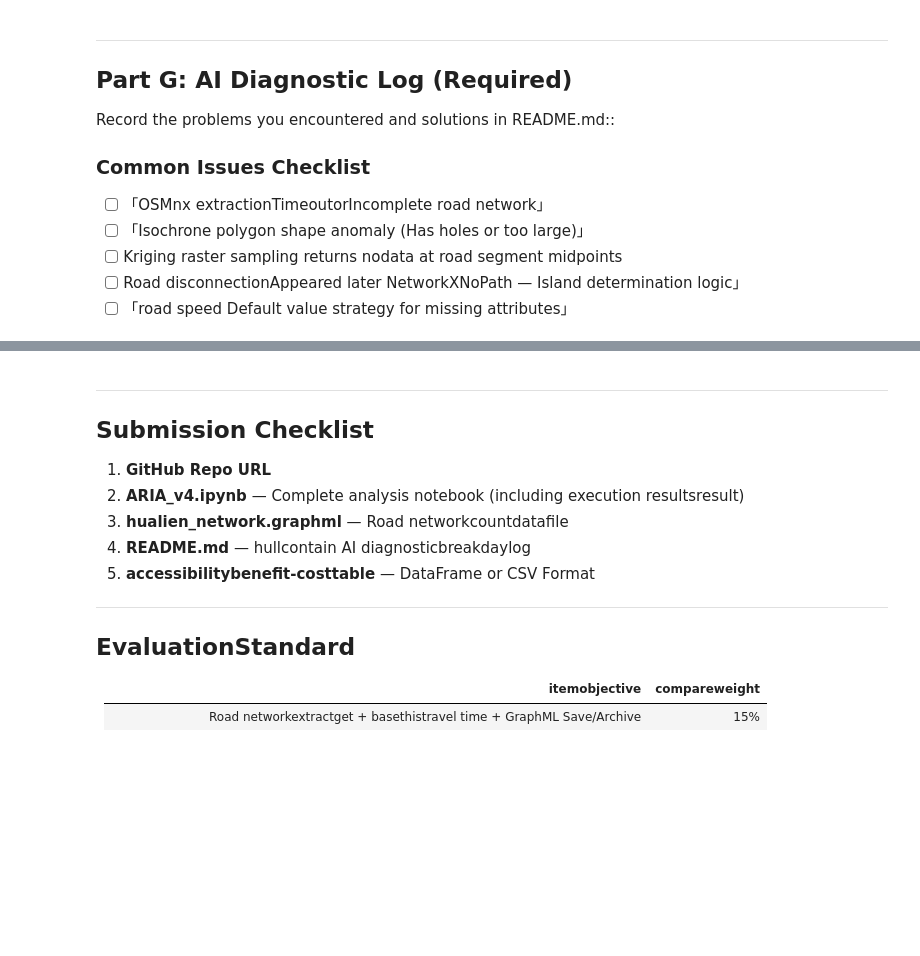
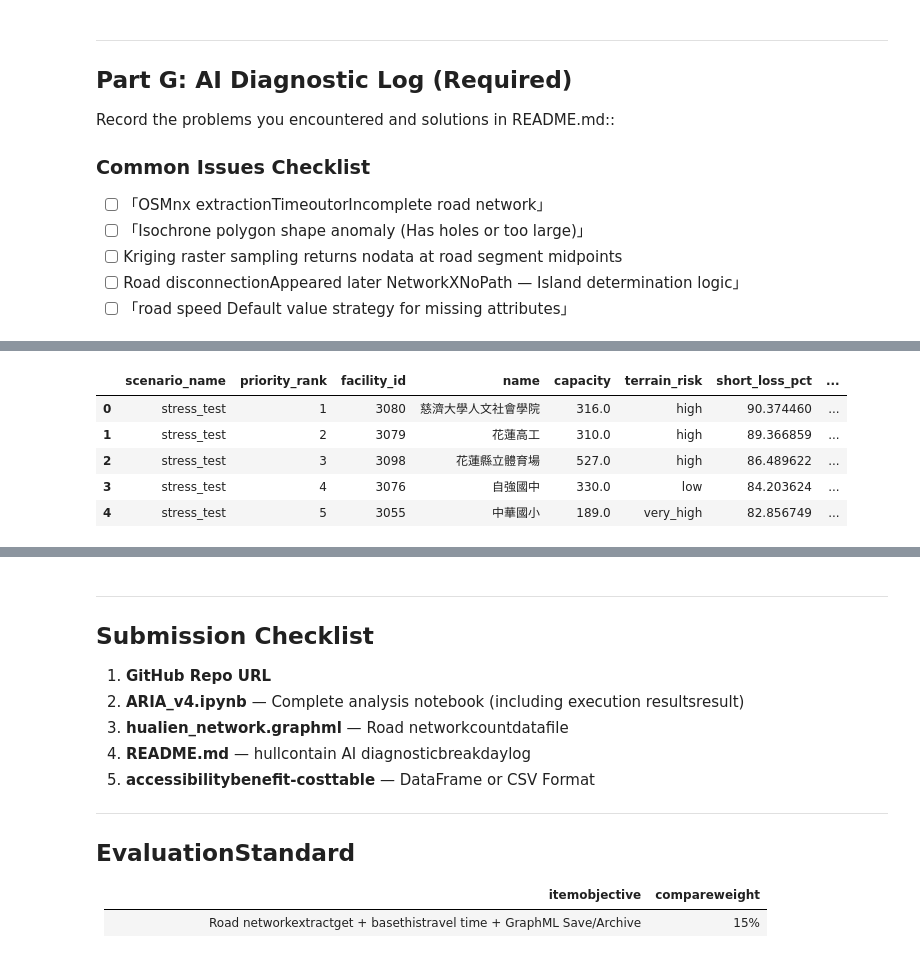
Before and after one commit to bravo309355/2026_Remote_Sensing, a Jupyter notebook: submission/Homework-7/ARIA_v4.ipynb, the cells around one changed output, grey strips where cells are left out. Saved outputs shown, nothing was run; the diff lists cells and outputs as text; code cells hidden in the pictures; blank space fills up the shorter version.

```diff
--- a/submission/Homework-7/ARIA_v4.ipynb
+++ b/submission/Homework-7/ARIA_v4.ipynb
@@ -736,0 +1452,92 @@ print("✅ README.md Framework generated,Please copy to your project")
+# %%
+# [X2] Shelter-Level Accessibility Ranking
+
+terrain_priority = {"very_high": 4, "high": 3, "medium": 2, "low": 1, "unknown": 0}
+def build_stretch_table(G_layer, scenario_name, rainfall_lookup):
+    stretch_records = []
+
+    for index, row in enumerate(city_shelters_gdf.itertuples(), start=1):
+        summary = summarize_accessibility(G_layer, int(row.nearest_node), 5 * 60, 10 * 60)
+        stretch_records.append(
+            {
+                "analysis_level": "stretch",
+                "scenario_name": scenario_name,
+                "facility_type": "shelter",
+                "facility_id": str(row.shelter_id),
+                "name": row.name,
+                "capacity": float(row.capacity) if pd.notna(row.capacity) else np.nan,
+                "terrain_risk": row.terrain_risk,
+                "nearest_node": int(row.nearest_node),
+                "rainfall_mm": round(float(rainfall_lookup.get(int(row.nearest_node), row.rainfall_mm)), 2),
+                "rainfall_variance": round(float(row.rainfall_variance), 4) if pd.notna(row.rainfall_variance) else np.nan,
+                "uncertainty_flag": row.uncertainty_flag,
+                "centrality": round(float(row.centrality), 6),
+                "short_minutes": 5.0,
+                "long_minutes": 10.0,
+                "distance_to_river_m": float(row.distance_to_river_m) if pd.notna(row.distance_to_river_m) else np.nan,
+                "mean_elevation": float(row.mean_elevation) if pd.notna(row.mean_elevation) else np.nan,
+                "max_slope": float(row.max_slope) if pd.notna(row.max_slope) else np.nan,
+                **summary,
+            }
+        )
+        if index % 5 == 0 or index == len(city_shelters_gdf):
+            print(f"[{scenario_name}] processed shelter accessibility: {index}/{len(city_shelters_gdf)}")
+
+    stretch_table = pd.DataFrame(stretch_records)
+    stretch_table["_terrain_score"] = stretch_table["terrain_risk"].map(terrain_priority).fillna(0)
+    stretch_table = stretch_table.sort_values(
+        by=["short_loss_pct", "long_loss_pct", "capacity", "_terrain_score", "centrality"],
+        ascending=[False, False, False, False, False],
+    ).reset_index(drop=True)
+    stretch_table["priority_rank"] = np.arange(1, len(stretch_table) + 1)
+    return stretch_table.drop(columns="_terrain_score")
+
+stretch_observed_table = build_stretch_table(G_dyn, "observed", node_rainfall_layer)
+stretch_stress_table = build_stretch_table(G_dyn_stress, "stress_test", stretch_node_rainfall_layer)
+top_priority_shelters = stretch_stress_table.head(5).copy()
+
+stretch_accessibility_table = pd.concat(
+    [stretch_observed_table, stretch_stress_table],
+    ignore_index=True,
+    sort=False,
+)
+required_output_table = required_accessibility_table.copy()
+required_output_table["scenario_name"] = "required_baseline"
+accessibility_table = pd.concat(
+    [required_output_table, stretch_accessibility_table],
+    ignore_index=True,
+    sort=False,
+)
+accessibility_table.to_csv(ACCESSIBILITY_CSV_PATH, index=False, encoding="utf-8-sig")
+
+print("Observed stretch scenario summary:")
+display(
+    stretch_observed_table[
+        [
+            "priority_rank",
+            "facility_id",
+            "name",
+            "short_loss_pct",
+            "long_loss_pct",
+            "uncertainty_flag",
+        ]
+    ].head(5)
+)
+print("Stress-test stretch scenario summary:")
+display(
+    top_priority_shelters[
+        [
+            "scenario_name",
+            "priority_rank",
+            "facility_id",
+            "name",
+            "capacity",
+            "terrain_risk",
+            "short_loss_pct",
+            "long_loss_pct",
+            "uncertainty_flag",
+        ]
+    ]
+)
+print(f"Combined required + stretch table saved to: {ACCESSIBILITY_CSV_PATH}")
+# %% [output]
@@ -736,0 +1564,6 @@ print("✅ README.md Framework generated,Please copy to your project")
+|  | scenario_name | priority_rank | facility_id | name | capacity | terrain_risk | short_loss_pct | ... |
+| 0 | stress_test | 1 | 3080 | 慈濟大學人文社會學院 | 316.0 | high | 90.374460 | ... |
+| 1 | stress_test | 2 | 3079 | 花蓮高工 | 310.0 | high | 89.366859 | ... |
+| 2 | stress_test | 3 | 3098 | 花蓮縣立體育場 | 527.0 | high | 86.489622 | ... |
+| 3 | stress_test | 4 | 3076 | 自強國中 | 330.0 | low | 84.203624 | ... |
+| 4 | stress_test | 5 | 3055 | 中華國小 | 189.0 | very_high | 82.856749 | ... |
```
Also changed, not shown: parts of 51 cells of this notebook, 18 other files.
